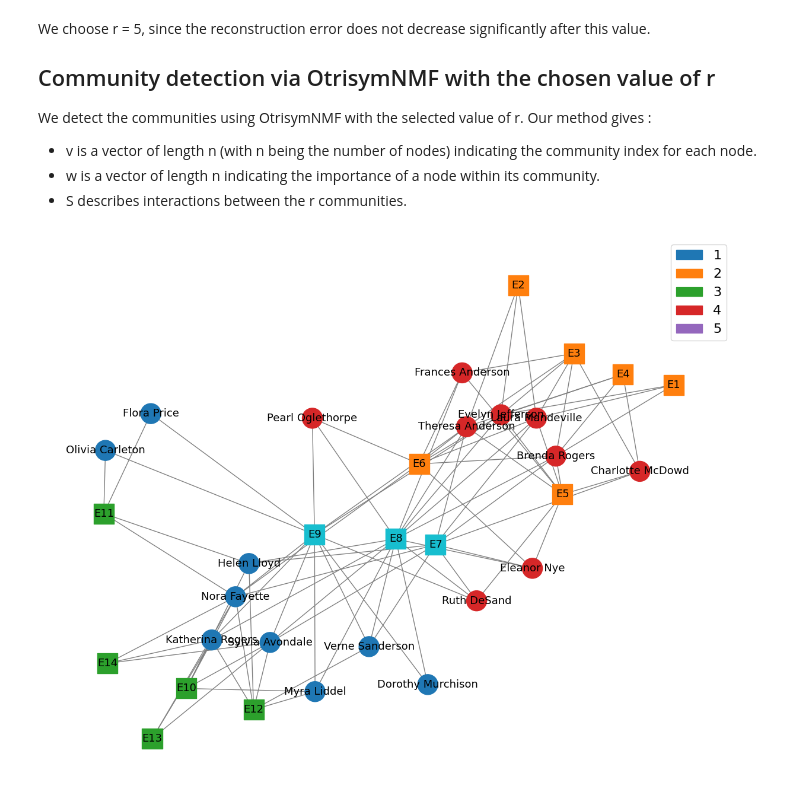
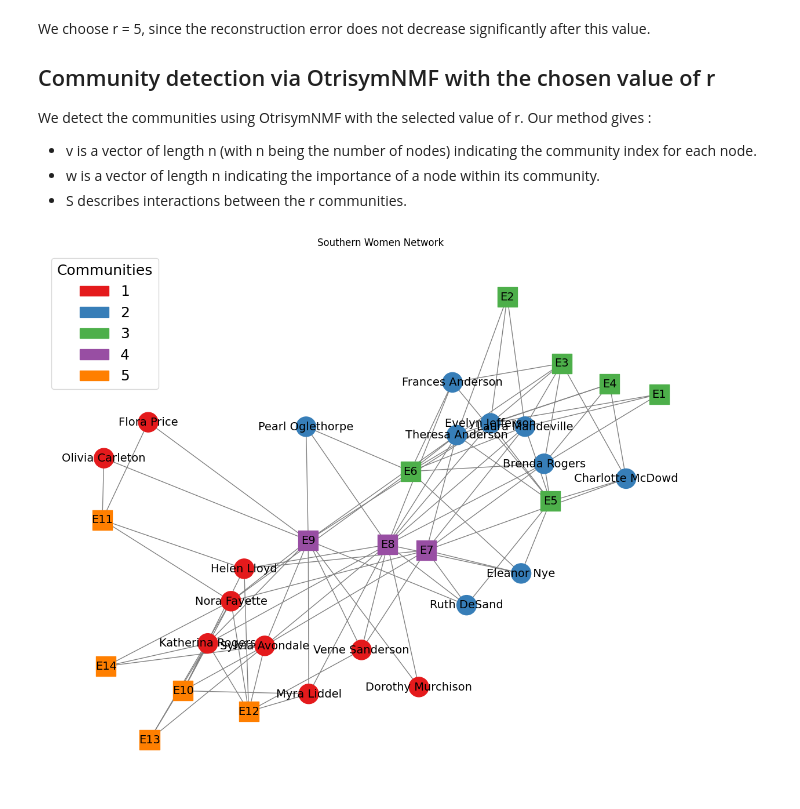
Before and after one commit to Alexia1305/OtrisymNMF_DCBM, a Jupyter notebook: Southern_women.ipynb, the cells around one changed output. Saved outputs shown, nothing was run; the diff lists cells and outputs as text; code cells hidden in the pictures.

```diff
--- a/Southern_women.ipynb
+++ b/Southern_women.ipynb
@@ -46,6 +44,7 @@ We detect the communities using OtrisymNMF with the selected value of r. Our met
 import matplotlib.colors as mcolors
 import matplotlib.patches as mpatches
 import random
+
 random.seed(45)
 X = nx.adjacency_matrix(G) #adjacency matrix
 w, v, S, error = OtrisymNMF.OtrisymNMF_CD(X,5,numTrials=10,verbosity=0)
@@ -54,37 +53,42 @@ w, v, S, error = OtrisymNMF.OtrisymNMF_CD(X,5,numTrials=10,verbosity=0)
 # Graph Display with labels v
 pos = nx.spring_layout(G, seed=12)
 
-colors = list(mcolors.TABLEAU_COLORS.values())
+colors = ['#E41A1C',  # rouge vif
+          '#377EB8',  # bleu soutenu
+          '#4DAF4A',  # vert modéré
+          '#984EA3',  # violet foncé
+          '#FF7F00']  # orange vif
+
 
 node_list = list(G.nodes())
-node_colors = [colors[v[i]-1] for i in range(len(node_list))]
+node_colors = [colors[v[i]] for i in range(len(node_list))]
 plt.figure(figsize=(15,12))
 
 nx.draw_networkx_nodes(G, pos,
                        nodelist=women,
                        node_color=[node_colors[node_list.index(n)] for n in women],
                        node_shape='o',
                        node_size=600)
 
 nx.draw_networkx_nodes(G, pos,
                        nodelist=events,
                        node_color=[node_colors[node_list.index(n)] for n in events],
                        node_shape='s',
                        node_size=600)
 
 
 nx.draw_networkx_edges(G, pos, edge_color='gray')
 
 
-nx.draw_networkx_labels(G, pos, font_size=13)
+nx.draw_networkx_labels(G, pos, font_size=14)
 legend_patches = []
 for i in range(5):  # 5 communities
     patch = mpatches.Patch(color=colors[i], label=f'{i+1}')
     legend_patches.append(patch)
 
-plt.legend(handles=legend_patches, loc='best', fontsize=16)
-#plt.title("Southern Women Network")
+plt.legend(handles=legend_patches, loc='upper left', fontsize=18, title_fontsize=18, title="Communities")
+plt.title("Southern Women Network")
 plt.axis('off')
 plt.show()
 # %% [output]
-[figure, old version]
+[figure, new version]
```
Also changed, not shown: parts of 10 cells of this notebook, 3 other files.
